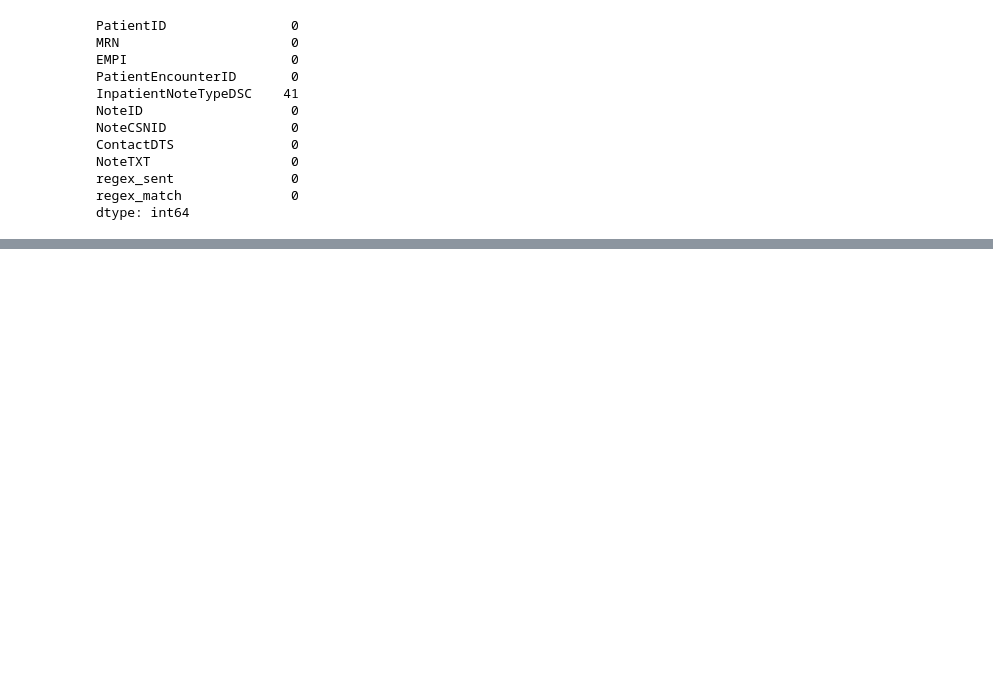
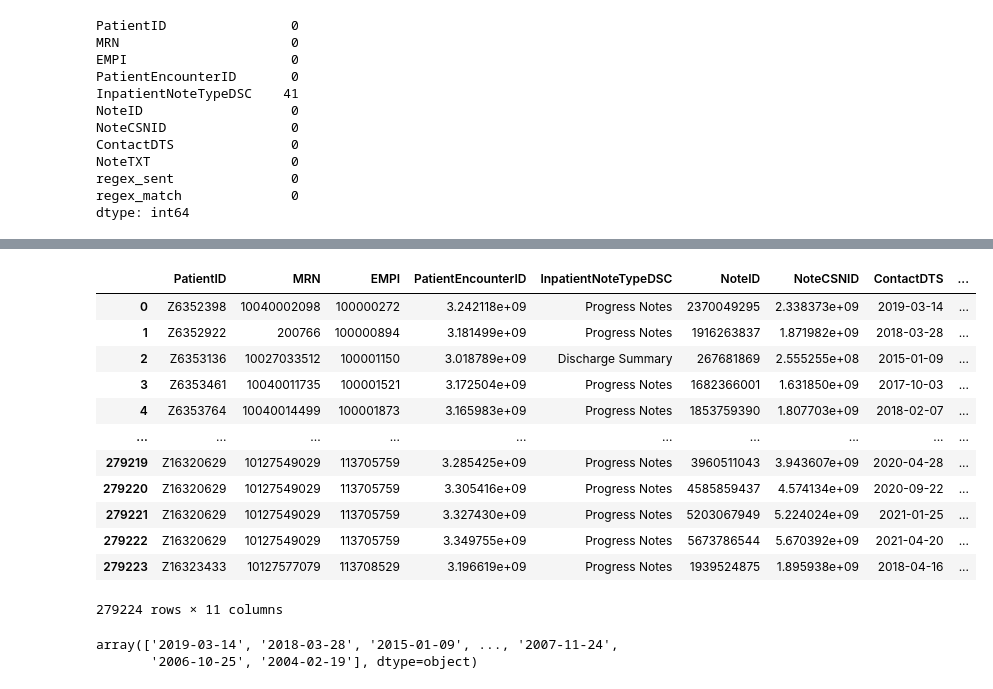
Before and after one commit to anaconda121/NeuraHealth, a Jupyter notebook: EDA/Pre-Annotations/Diversity_Sampling.ipynb, the cells around one changed output, grey strips where cells are left out. Drawn from its saved outputs; the diff is of its cells as text; code cells hidden in the pictures; blank space fills up the shorter version.

```diff
--- a/EDA/Pre-Annotations/Diversity_Sampling.ipynb
+++ b/EDA/Pre-Annotations/Diversity_Sampling.ipynb
@@ -449,0 +527,18 @@ dtype: int64
+# %%
+production = pd.concat([d, matches])
+# %%
+production
+# %% [output]
+|  | PatientID | MRN | EMPI | PatientEncounterID | InpatientNoteTypeDSC | NoteID | NoteCSNID | ContactDTS | ... |
+| 0 | Z6352398 | 10040002098 | 100000272 | 3.242118e+09 | Progress Notes | 2370049295 | 2.338373e+09 | 2019-03-14 | ... |
+| 1 | Z6352922 | 200766 | 100000894 | 3.181499e+09 | Progress Notes | 1916263837 | 1.871982e+09 | 2018-03-28 | ... |
+| 2 | Z6353136 | 10027033512 | 100001150 | 3.018789e+09 | Discharge Summary | 267681869 | 2.555255e+08 | 2015-01-09 | ... |
+| 3 | Z6353461 | 10040011735 | 100001521 | 3.172504e+09 | Progress Notes | 1682366001 | 1.631850e+09 | 2017-10-03 | ... |
+| 4 | Z6353764 | 10040014499 | 100001873 | 3.165983e+09 | Progress Notes | 1853759390 | 1.807703e+09 | 2018-02-07 | ... |
+| ... | ... | ... | ... | ... | ... | ... | ... | ... | ... |
+| 279219 | Z16320629 | 10127549029 | 113705759 | 3.285425e+09 | Progress Notes | 3960511043 | 3.943607e+09 | 2020-04-28 | ... |
+| 279220 | Z16320629 | 10127549029 | 113705759 | 3.305416e+09 | Progress Notes | 4585859437 | 4.574134e+09 | 2020-09-22 | ... |
+| 279221 | Z16320629 | 10127549029 | 113705759 | 3.327430e+09 | Progress Notes | 5203067949 | 5.224024e+09 | 2021-01-25 | ... |
+| 279222 | Z16320629 | 10127549029 | 113705759 | 3.349755e+09 | Progress Notes | 5673786544 | 5.670392e+09 | 2021-04-20 | ... |
+| 279223 | Z16323433 | 10127577079 | 113708529 | 3.196619e+09 | Progress Notes | 1939524875 | 1.895938e+09 | 2018-04-16 | ... |
+279224 rows × 11 columns
@@ -449,0 +547,5 @@ dtype: int64
+# %%
+production["ContactDTS"].unique()
+# %% [output]
+array(['2019-03-14', '2018-03-28', '2015-01-09', ..., '2007-11-24',
+       '2006-10-25', '2004-02-19'], dtype=object)
```
Also changed, not shown: parts of 25 cells of this notebook, 3 other files.
